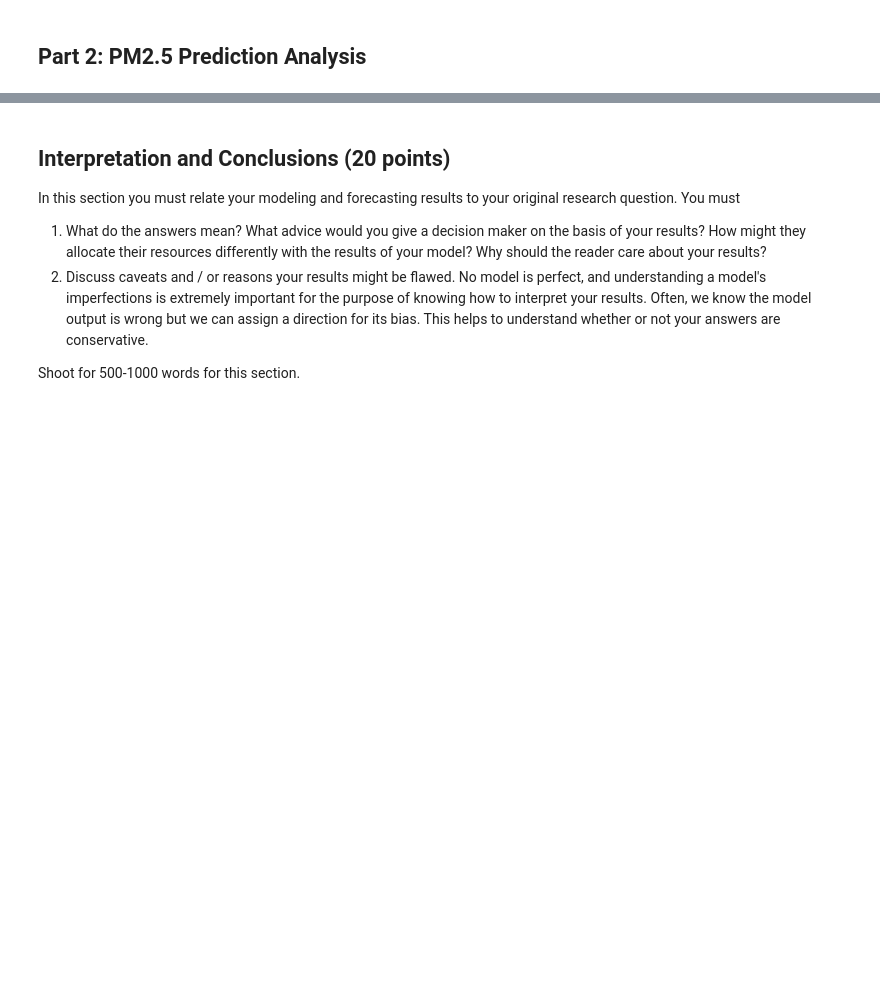
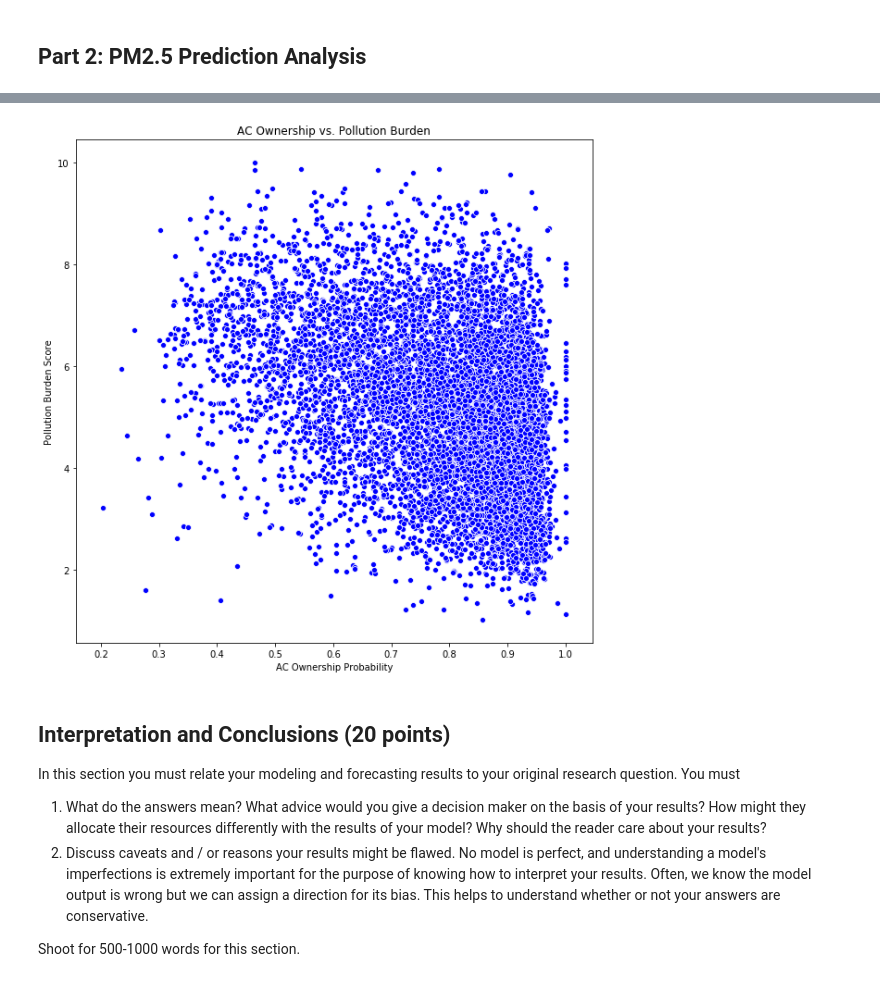
Before and after one commit to elizabethrshehter/er131finalproject, a Jupyter notebook: FinalProjectTemplate_2019.ipynb, the cells around one changed output, grey strips where cells are left out. Saved outputs shown, nothing was run; the diff lists cells and outputs as text; code cells hidden in the pictures; blank space fills up the shorter version.

```diff
--- a/FinalProjectTemplate_2019.ipynb
+++ b/FinalProjectTemplate_2019.ipynb
@@ -716,0 +913,11 @@ DecisionTreeClassifier(class_weight=None, criterion='gini', max_depth=None,
+# %%
+cesdemo = pd.read_csv('cesdemographics.csv') #read in the Cal Enviro Screen Demographic Data
+ces = pd.read_csv('ces.csv') #read in the Cal Enviro Screen Data (with PM2.5 Concentration)
+
+#Clean up Demographic Data
+colnames = ['Census Tract','CES 3.0 Score','CES 3.0 Percentile', 'CES 3.0 Percentile Range',
+            'Total Population', 'California County', 'Children < 10 (%)', 'Pop 11-64 years (%)',
+            'Elderly > 65 (%)','Hispanic (%)','White (%)', 'African American (%)','Native American (%)',
+            'Asian American (%)', 'Other (%)']
+cesdemo.columns = colnames
+cesdemo.drop(cesdemo.index[0], inplace=True)
@@ -717,3 +1085,13 @@ DecisionTreeClassifier(class_weight=None, criterion='gini', max_depth=None,
+# %%
+plt.figure(figsize = (10,10))
+
+sns.scatterplot(cesedeth['AC Adoption '],ces['Pollution Burden Score'], color = 'b')
+plt.xlabel('AC Ownership Probability')
+plt.ylabel('Pollution Burden Score')
+plt.title('AC Ownership vs. Pollution Burden')
+plt.show()
+# %% [output]
+[figure, added]
 # %% [markdown]
 ## Interpretation and Conclusions (20 points)
 In this section you must relate your modeling and forecasting results to your original research question.  You must
```
Also changed, not shown: parts of 48 cells of this notebook.
